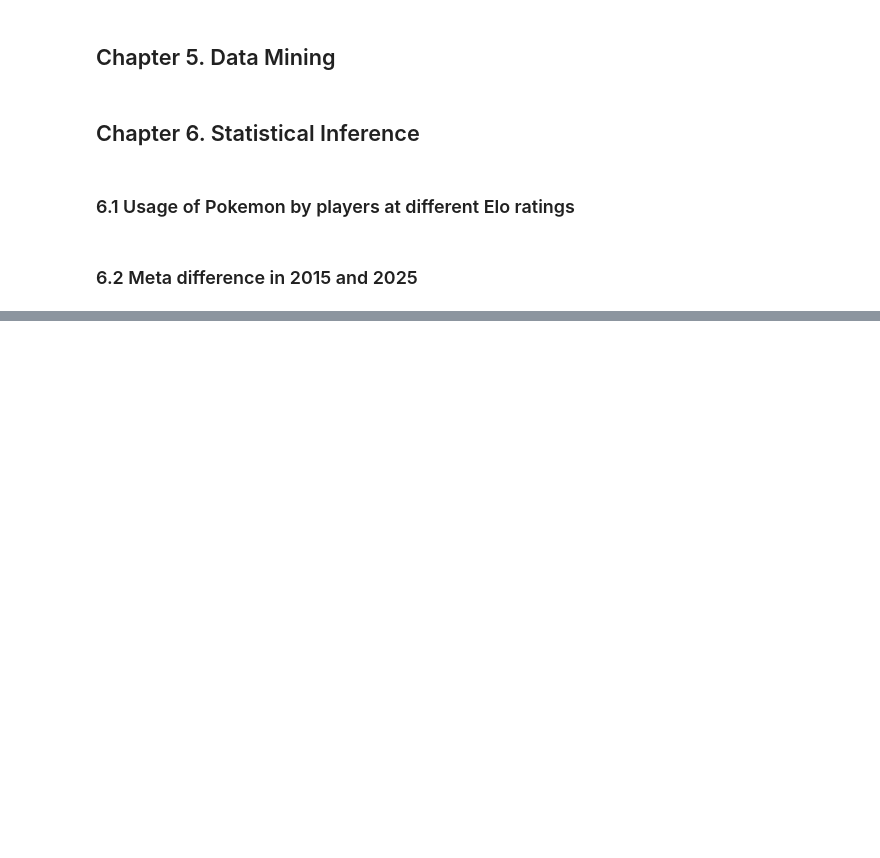
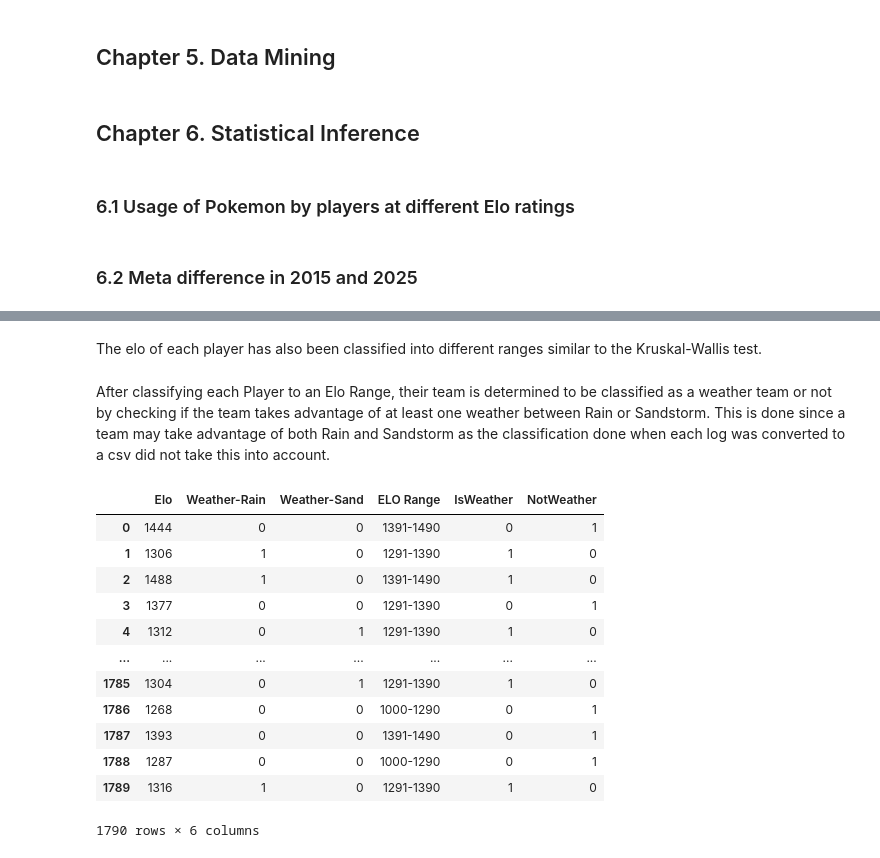
Before and after one commit to jrgo7/csmodel-mco, a Jupyter notebook: phase-2.ipynb, the cells around one changed output, grey strips where cells are left out. Drawn from its saved outputs; the diff is of its cells as text; code cells hidden in the pictures; blank space fills up the shorter version.

```diff
--- a/phase-2.ipynb
+++ b/phase-2.ipynb
@@ -967,0 +970,2 @@ Observing the graph would give us the impression that all the Pokemon types are
+# %%
+weather_df = showdown_df[["Elo", "Weather-Rain", "Weather-Sand"]]
@@ -967,0 +994,33 @@ Observing the graph would give us the impression that all the Pokemon types are
+# %% [markdown]
+The elo of each player has also been classified into different ranges similar to the Kruskal-Wallis test.
+# %%
+elo_ranges = [1000, 1291, 1391, 1491, 2001]
+elo_labels = ["1000-1290", "1291-1390", "1391-1490", "1491-2000"]
+
+weather_df = weather_df.copy()
+weather_df["ELO Range"] = pd.cut(
+    weather_df["Elo"],
+    bins=elo_ranges,
+    labels=elo_labels,
+    right=False
+)
+# %% [markdown]
+After classifying each Player to an Elo Range, their team is determined to be classified as a weather team or not by checking if the team takes advantage of at least one weather between Rain or Sandstorm. This is done since a team may take advantage of both Rain and Sandstorm as the classification done when each log was converted to a csv did not take this into account.
+# %%
+weather_df["IsWeather"] = ((weather_df["Weather-Rain"] == 1) | (weather_df["Weather-Sand"] == 1)).astype(int)
+weather_df["NotWeather"] = (~weather_df["IsWeather"].astype(bool)).astype(int)
+weather_df
+# %% [output]
+|  | Elo | Weather-Rain | Weather-Sand | ELO Range | IsWeather | NotWeather |
+| 0 | 1444 | 0 | 0 | 1391-1490 | 0 | 1 |
+| 1 | 1306 | 1 | 0 | 1291-1390 | 1 | 0 |
+| 2 | 1488 | 1 | 0 | 1391-1490 | 1 | 0 |
+| 3 | 1377 | 0 | 0 | 1291-1390 | 0 | 1 |
+| 4 | 1312 | 0 | 1 | 1291-1390 | 1 | 0 |
+| ... | ... | ... | ... | ... | ... | ... |
+| 1785 | 1304 | 0 | 1 | 1291-1390 | 1 | 0 |
+| 1786 | 1268 | 0 | 0 | 1000-1290 | 0 | 1 |
+| 1787 | 1393 | 0 | 0 | 1391-1490 | 0 | 1 |
+| 1788 | 1287 | 0 | 0 | 1000-1290 | 0 | 1 |
+| 1789 | 1316 | 1 | 0 | 1291-1390 | 1 | 0 |
+1790 rows × 6 columns
```
Also changed, not shown: parts of 25 cells of this notebook, 2 other files.
